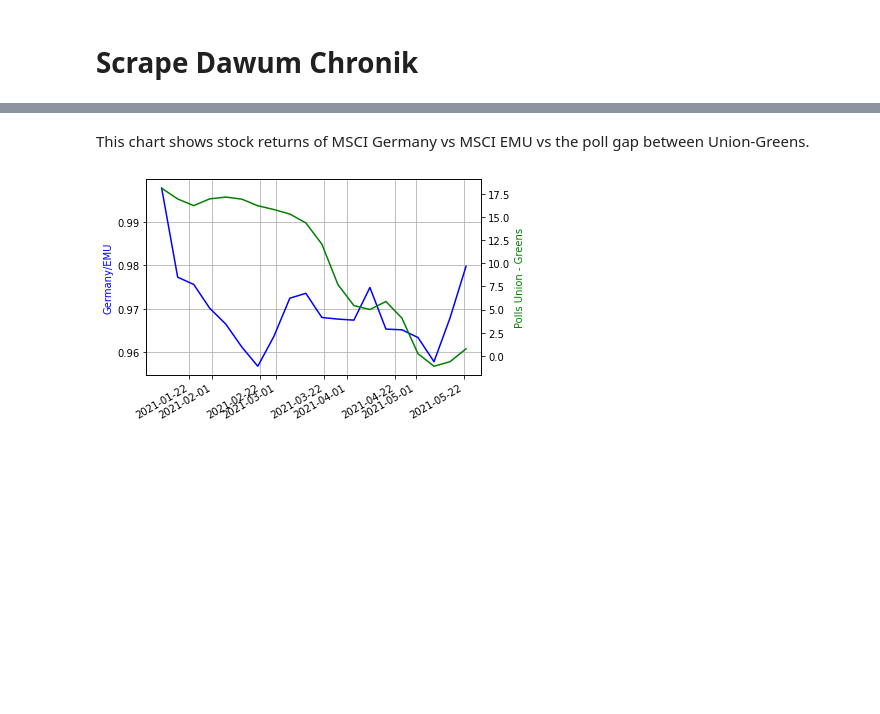
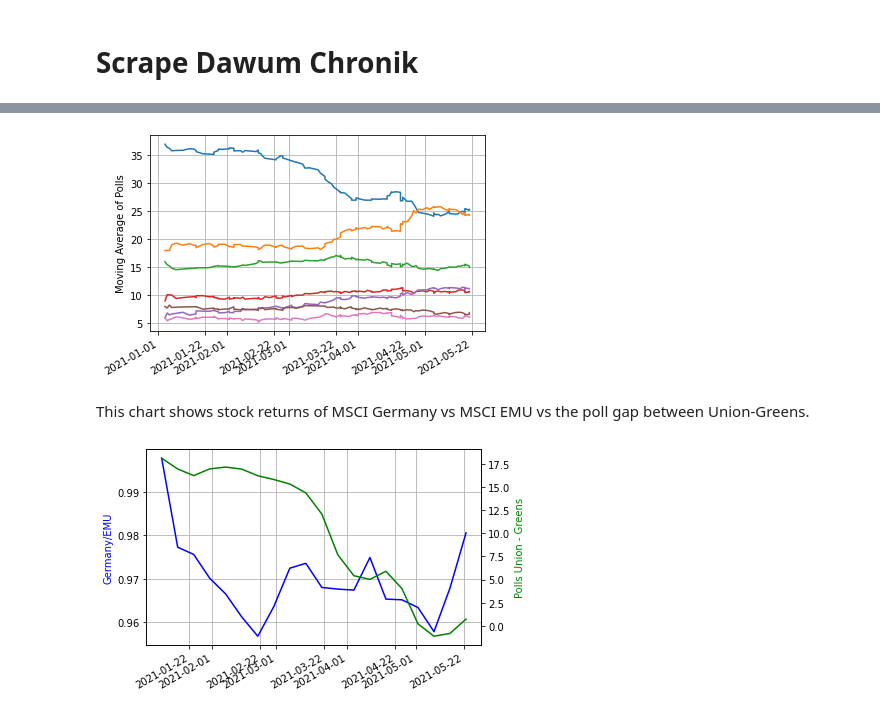
Before and after one commit to jan-felix/SLOG, a Jupyter notebook: Metculus_and_Dawum_Scraper.ipynb, the cells around one changed output, grey strips where cells are left out. Drawn from its saved outputs; the diff is of its cells as text; code cells hidden in the pictures; blank space fills up the shorter version.

```diff
--- a/Metculus_and_Dawum_Scraper.ipynb
+++ b/Metculus_and_Dawum_Scraper.ipynb
@@ -184,3 +185,13 @@ plt.show()
+# %%
+fig, ax = plt.subplots()
+
+ax.plot(rawr_data[["Union","Greens","SPD","AFD","FDP","Linke","Sonstige"]])
+ax.set_ylabel('Moving Average of Polls')
+ax.grid()
+fig.autofmt_xdate()
+plt.show()
+# %% [output]
+[figure, added]
 # %% [markdown]
 This chart shows stock returns of MSCI Germany vs MSCI EMU vs the poll gap between Union-Greens.
 # %%
```
Also changed, not shown: parts of 6 cells of this notebook.
